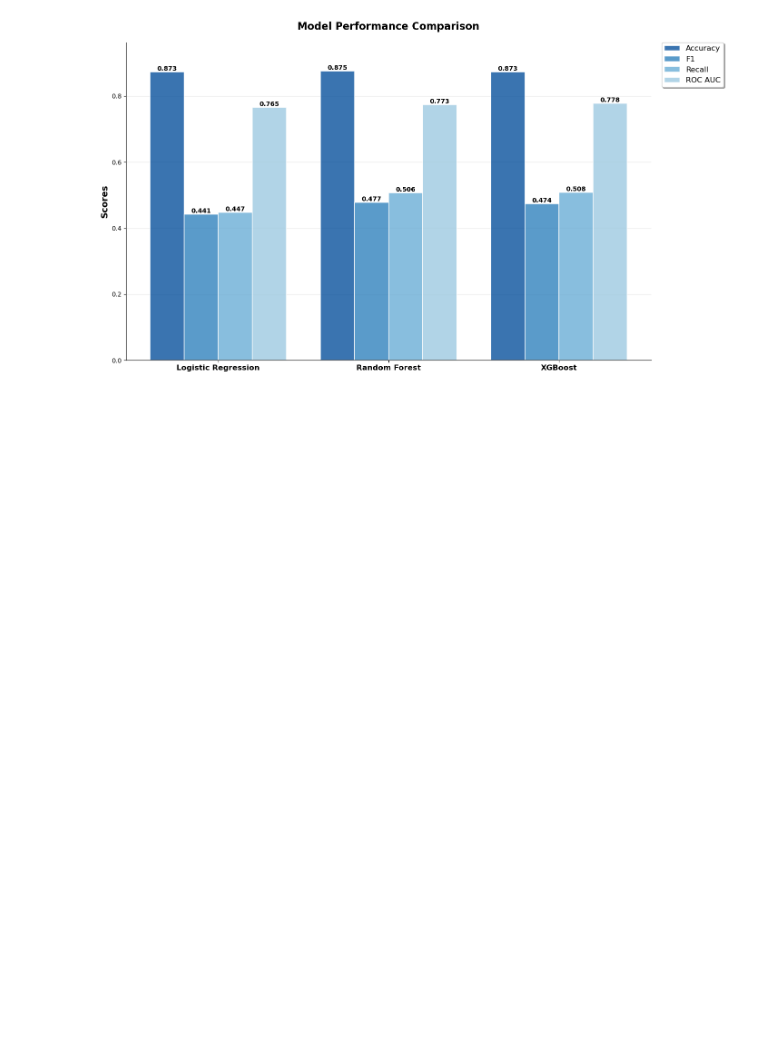
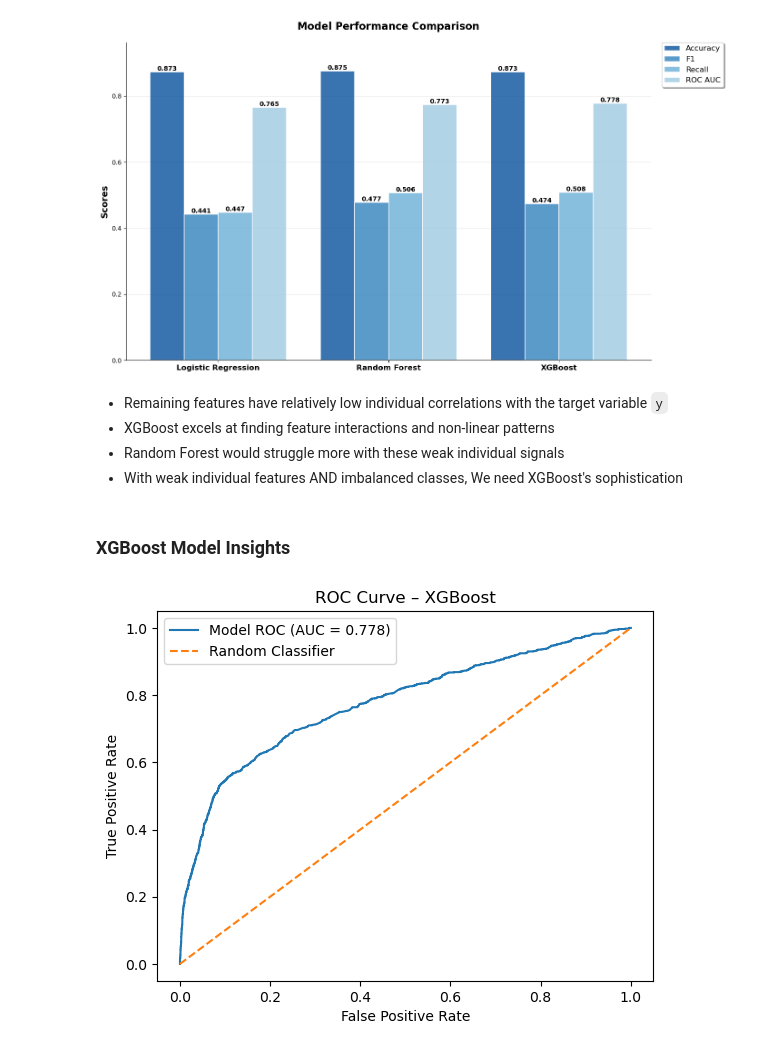
Before and after one commit to isse75/ML_Zoomcamp, a Jupyter notebook: midterm-02/Notebook.ipynb, the cells around one changed output. Cells and saved outputs as stored; diff of their text form; code cells hidden in the pictures; blank space fills up the shorter version.

```diff
--- a/midterm-02/Notebook.ipynb
+++ b/midterm-02/Notebook.ipynb
@@ -695,3 +695,10 @@ plt.tight_layout()
 plt.show()
 # %% [output]
 [figure]
+# %% [markdown]
+- Remaining features have relatively low individual correlations with the target variable `y`
+- XGBoost excels at finding feature interactions and non-linear patterns
+- Random Forest would struggle more with these weak individual signals
+- With weak individual features AND imbalanced classes, We need XGBoost's sophistication
+# %% [markdown]
+### XGBoost Model Insights
@@ -697,0 +707,13 @@ plt.show()
+# %%
+fpr, tpr, thresholds = roc_curve(y_test, y_pred)
+auc = roc_auc_score(y_test, y_pred)
+
+plt.plot(fpr, tpr, color='#1f77b4', label=f"Model ROC (AUC = {auc:.3f})")
+plt.plot([0, 1], [0, 1], '--', color='#ff7f0e', label="Random Classifier")
+plt.xlabel("False Positive Rate")
+plt.ylabel("True Positive Rate")
+plt.title("ROC Curve – XGBoost")
+plt.legend()
+plt.show()
+# %% [output]
+[figure, added]
```
Also changed, not shown: parts of 6 cells of this notebook.
